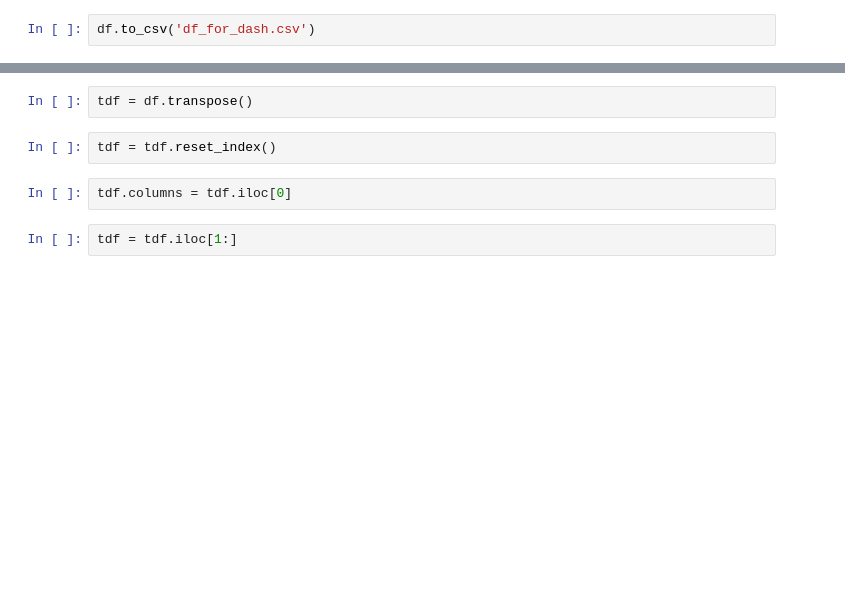
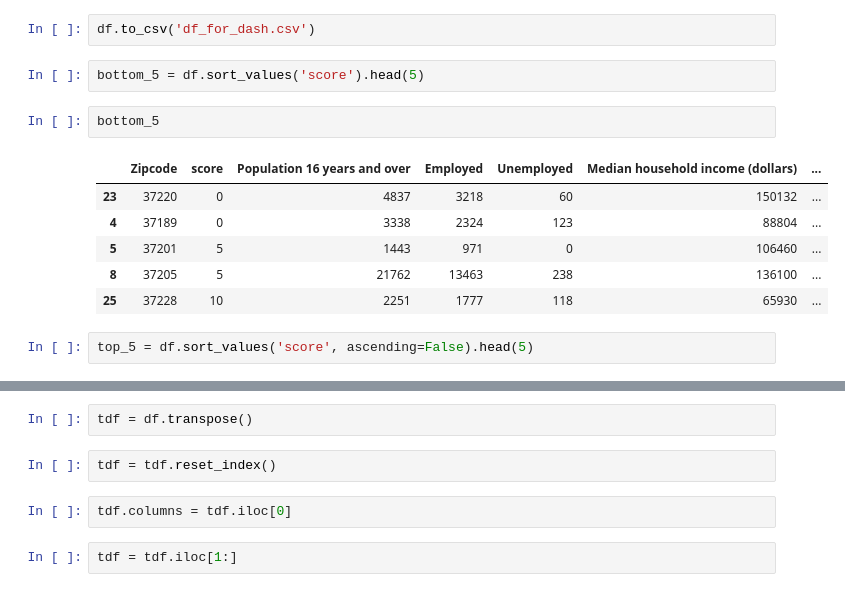
Before and after one commit to Luna-Agora/caps, a Jupyter notebook: notebooks/census zipcodes merge.ipynb, the cells around one changed output, grey strips where cells are left out. Saved outputs shown, nothing was run; the diff lists cells and outputs as text; blank space fills up the shorter version.

```diff
--- a/notebooks/census zipcodes merge.ipynb
+++ b/notebooks/census zipcodes merge.ipynb
@@ -598,3 +598,16 @@ df.corr()
 | Mean household income (dollars) | 0.177173 | -0.484545 | -0.133066 | -0.141117 | -0.343086 | 0.932846 | ... |
 # %%
 df.to_csv('df_for_dash.csv')
+# %%
+bottom_5 = df.sort_values('score').head(5)
+# %%
+bottom_5
+# %% [output]
+|  | Zipcode | score | Population 16 years and over | Employed | Unemployed | Median household income (dollars) | ... |
+| 23 | 37220 | 0 | 4837 | 3218 | 60 | 150132 | ... |
+| 4 | 37189 | 0 | 3338 | 2324 | 123 | 88804 | ... |
+| 5 | 37201 | 5 | 1443 | 971 | 0 | 106460 | ... |
+| 8 | 37205 | 5 | 21762 | 13463 | 238 | 136100 | ... |
+| 25 | 37228 | 10 | 2251 | 1777 | 118 | 65930 | ... |
+# %%
+top_5 = df.sort_values('score', ascending=False).head(5)
```
Also changed, not shown: parts of 1 cell of this notebook.
